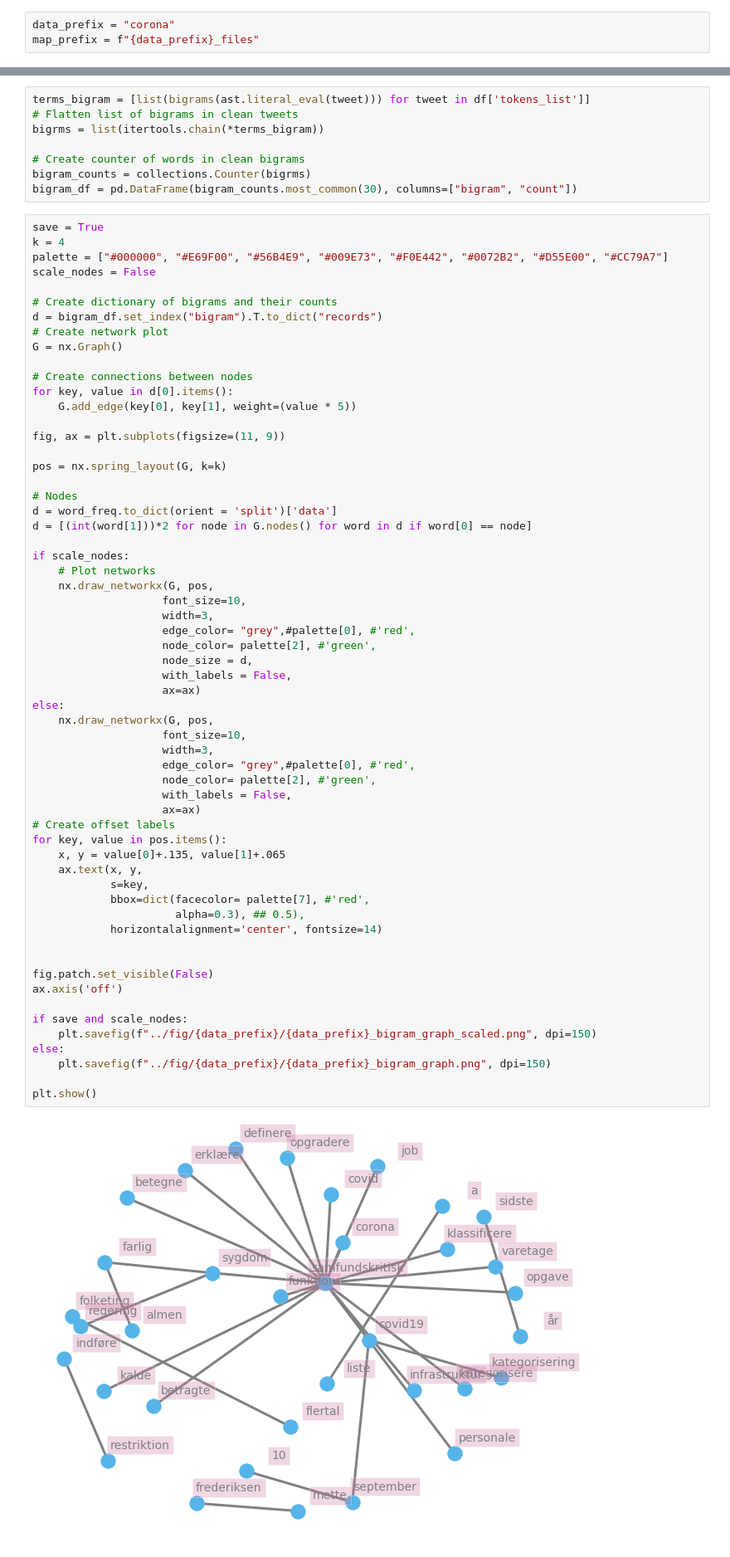
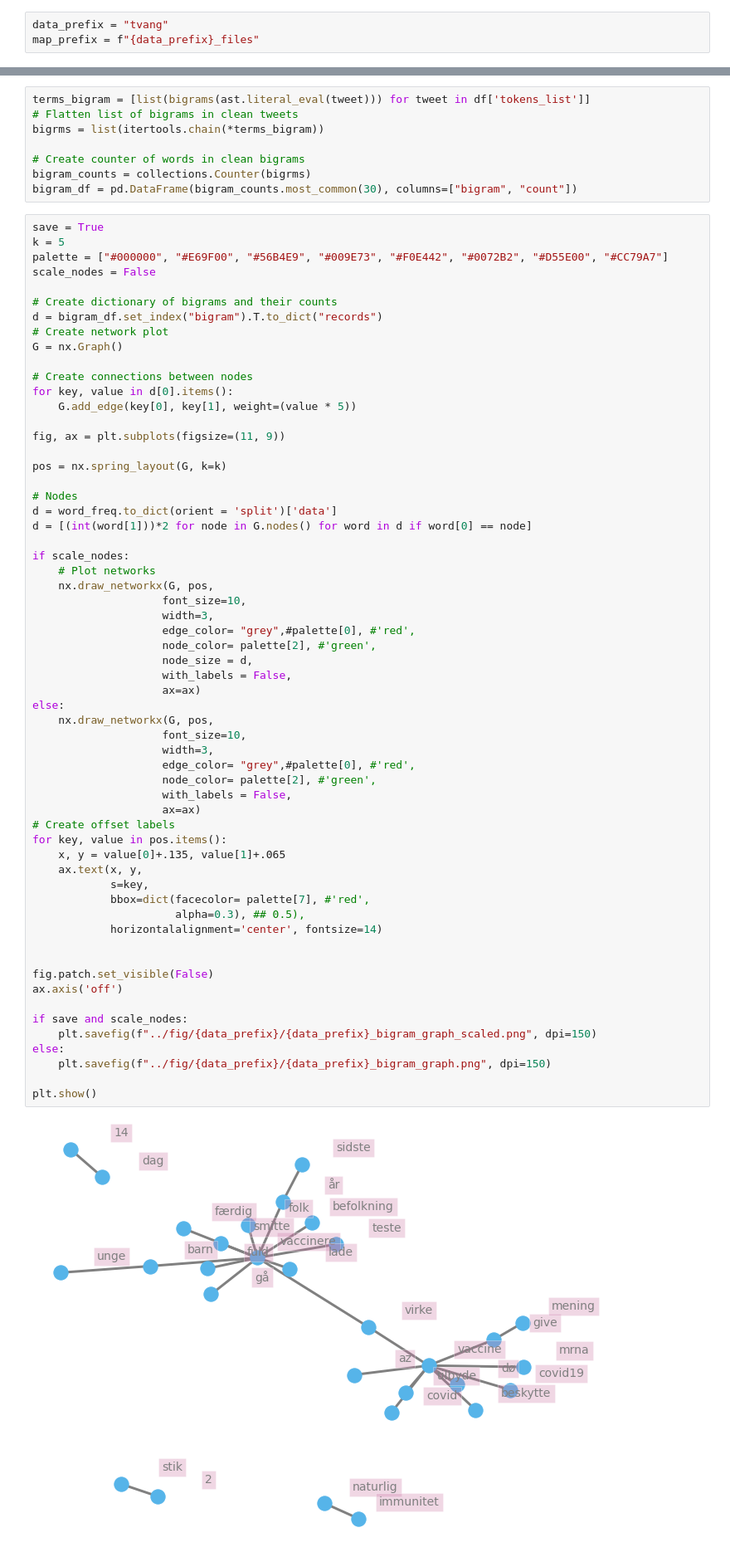
Before and after one commit to stinenyhus/HOPE-keyword-query-Twitter, a Jupyter notebook: notebooks/visualize_HOPE.ipynb, the cells around one changed output, grey strips where cells are left out. Shown at 83% size. Drawn from its saved outputs; the diff is of its cells as text.

```diff
--- a/notebooks/visualize_HOPE.ipynb
+++ b/notebooks/visualize_HOPE.ipynb
@@ -87,5 +112,5 @@ def get_tweet_frequencies(df):
 # %% [markdown]
 ### Define keyword searched for
 # %%
-data_prefix = "corona"
+data_prefix = "tvang"
 map_prefix = f"{data_prefix}_files"
@@ -336,7 +424,7 @@ bigram_counts = collections.Counter(bigrms)
 bigram_df = pd.DataFrame(bigram_counts.most_common(30), columns=["bigram", "count"])
 # %%
 save = True
-k = 4
+k = 5
 palette = ["#000000", "#E69F00", "#56B4E9", "#009E73", "#F0E442", "#0072B2", "#D55E00", "#CC79A7"]
 scale_nodes = False
 
@@ -368,31 +456,31 @@ if scale_nodes:
                     with_labels = False,
                     ax=ax)
 else:
     nx.draw_networkx(G, pos,
                     font_size=10,
                     width=3,
                     edge_color= "grey",#palette[0], #'red',
                     node_color= palette[2], #'green',
                     with_labels = False,
                     ax=ax)
 # Create offset labels
 for key, value in pos.items():
     x, y = value[0]+.135, value[1]+.065
     ax.text(x, y,
             s=key,
             bbox=dict(facecolor= palette[7], #'red',
                       alpha=0.3), ## 0.5),
             horizontalalignment='center', fontsize=14)
 
 
 fig.patch.set_visible(False)
 ax.axis('off')
 
 if save and scale_nodes:
     plt.savefig(f"../fig/{data_prefix}/{data_prefix}_bigram_graph_scaled.png", dpi=150)
 else:
     plt.savefig(f"../fig/{data_prefix}/{data_prefix}_bigram_graph.png", dpi=150)
 
 plt.show()
 # %% [output]
-[figure, old version]
+[figure, new version]
```
Also changed, not shown: parts of 16 cells of this notebook, 5 other files.
